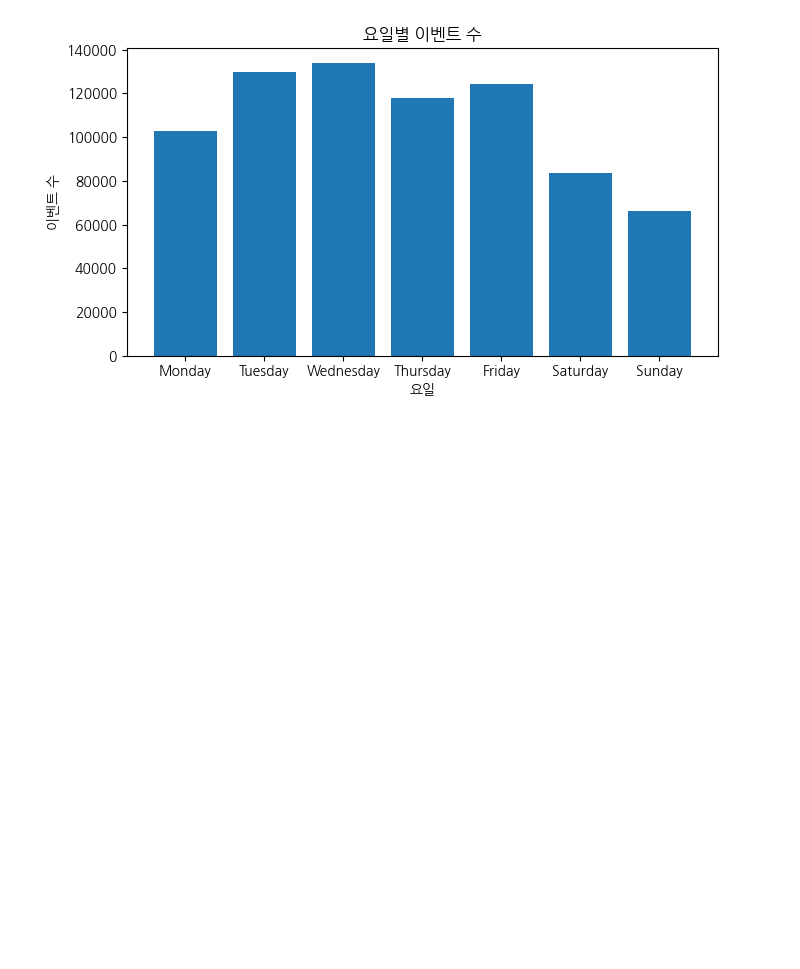
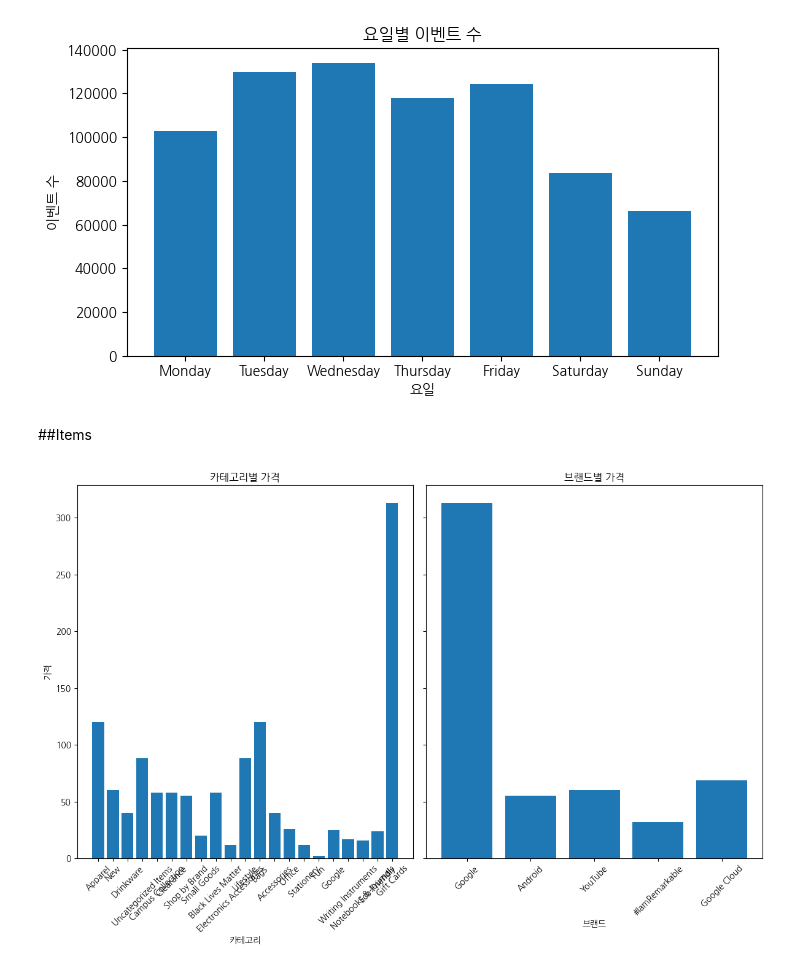
Before and after one commit to DogwonLee/Datatone, a Jupyter notebook: 이도권_데이터톤.ipynb, the cells around one changed output. Cells and saved outputs as stored; diff of their text form; code cells hidden in the pictures; blank space fills up the shorter version.

```diff
--- a/이도권_데이터톤.ipynb
+++ b/이도권_데이터톤.ipynb
@@ -115,3 +196,23 @@ plt.show()
 [figure]
 [figure]
 [figure]
+# %% [markdown]
+##Items
+# %%
+fig, axes = plt.subplots(1, 2, figsize=(12, 8), sharey=True)
+
+axes[0].bar(items['category'], items['price_in_usd'])
+axes[0].set_title('카테고리별 가격')
+axes[0].set_xlabel('카테고리')
+axes[0].set_ylabel('가격')
+axes[0].tick_params(axis='x', rotation=45)
+
+axes[1].bar(items['brand'], items['price_in_usd'])
+axes[1].set_title('브랜드별 가격')
+axes[1].set_xlabel('브랜드')
+axes[1].tick_params(axis='x', rotation=45)
+
+fig.tight_layout()
+plt.show()
+# %% [output]
+[figure, added]
```
Also changed, not shown: parts of 8 cells of this notebook.
